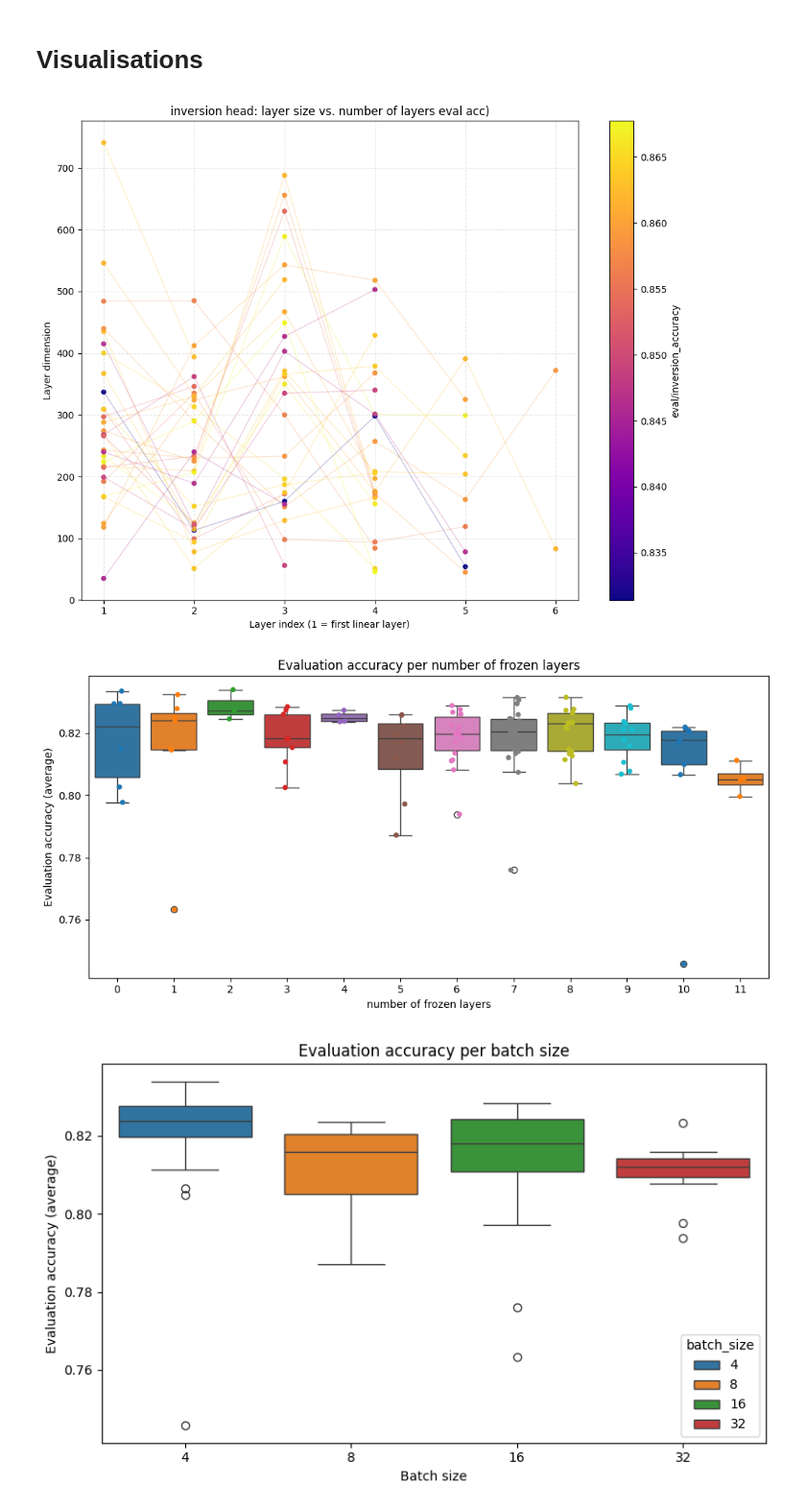
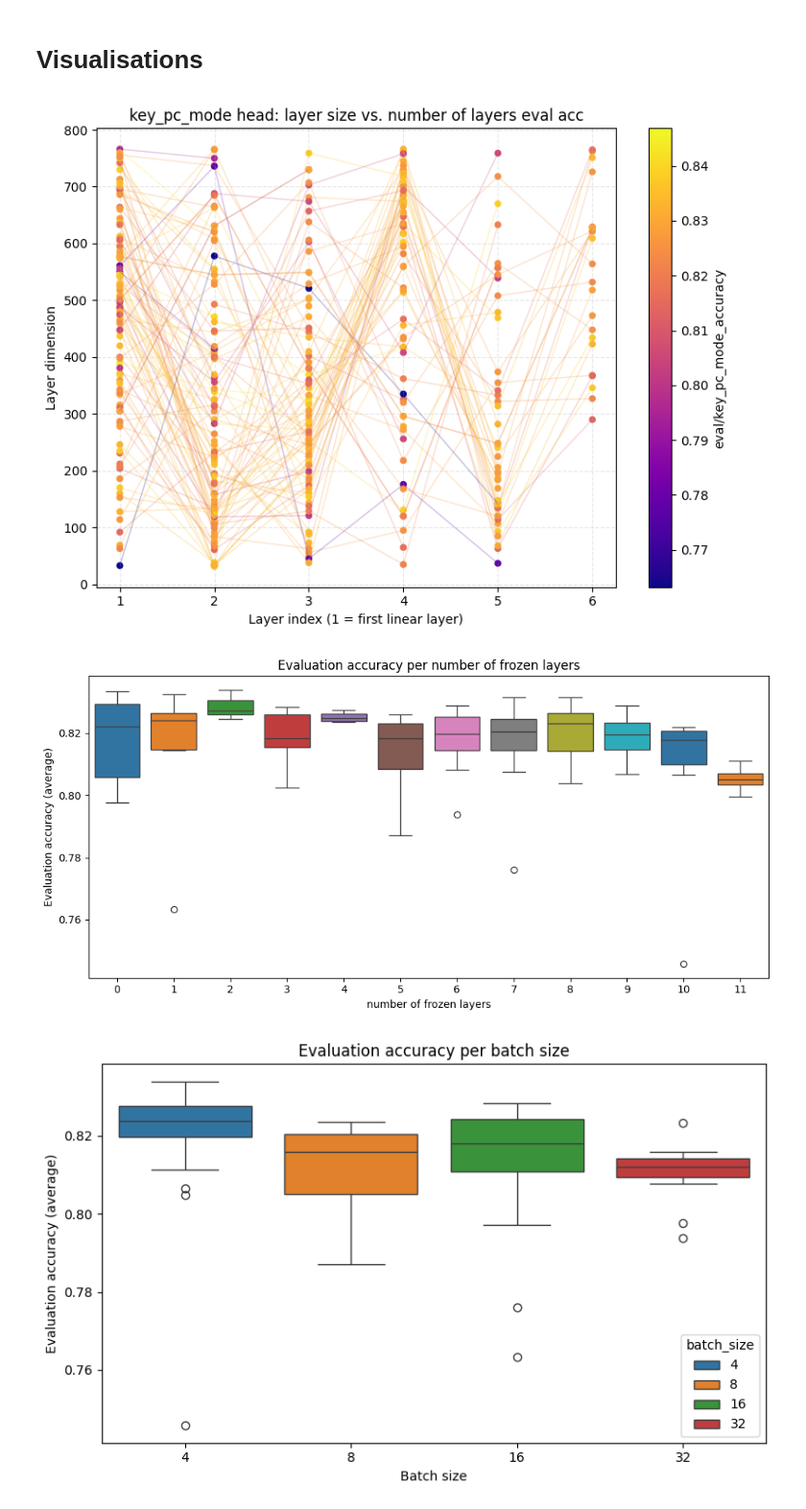
Before and after one commit to PulyaPolya/musicbert_hf, a Jupyter notebook: visualisations.ipynb, the cells around one changed output. Shown at 96% size. Cells and saved outputs as stored; diff of their text form; code cells hidden in the pictures.

Commit message:
improving visualisations

```diff
--- a/visualisations.ipynb
+++ b/visualisations.ipynb
@@ -14,3 +24,6 @@ data = pd.concat([data_new, data_old])
 len(data)
 # %% [output]
 116
+# %%
+data =data.sort_values(by = ["eval/accuracy"], ascending=False)
+data[["Name", "eval/accuracy", "freeze_layers", "batch_size"]].head(10)
@@ -17,5 +42,5 @@ len(data)
 # %%
-targets = ["inversion", "quality", "primary_alteration_primary_degree_secondary_alteration_secondary_degree" , "key_pc_mode" ]
+targets = ["inversion", "quality", "degree" , "key_pc_mode" ]
 # %%
 data.columns.values
 # %% [output]
@@ -106,7 +113,7 @@ baseline_paper = {
      'eval/inversion_accuracy': 0.872,
             'eval/key_pc_mode_accuracy': 0.822,
             "eval/quality_accuracy": 0.867,
-            'eval/primary_alteration_primary_degree_secondary_alteration_secondary_degree_accuracy': 0.762,
+            'eval/degree_accuracy': 0.762,
 
 }
 baseline_paper["eval/accuracy"] = float(np.mean(list(baseline_paper.values())[1:]))
@@ -125,7 +132,7 @@ baseline_eval = {
      'eval/inversion_accuracy': 0.8664,
             'eval/key_pc_mode_accuracy': 0.8329,
             "eval/quality_accuracy": 0.86623,
-            'eval/primary_alteration_primary_degree_secondary_alteration_secondary_degree_accuracy': 0.7565,
+            'eval/degree_accuracy': 0.7565,
 
 }
 baseline_eval["eval/accuracy"] = float(np.mean(list(baseline_eval.values())[1:]))
@@ -353,10 +309,11 @@ import pandas as pd
 import numpy as np
 import matplotlib.pyplot as plt
 from ast import literal_eval
-
+target = "key_pc_mode"
+target_columns = [column for column in data_filtered.columns.values if target  in column]
+df_target = data_filtered[target_columns]
 df = df_target.copy()
 
-# --- Parse the linear layer dims column into a list of ints per row ---
 def parse_dims(v):
     if isinstance(v, (list, tuple, np.ndarray)):
         return list(map(int, v))
@@ -369,7 +326,6 @@ def parse_dims(v):
             if isinstance(out, (list, tuple)):
                 return list(map(int, out))
         except Exception:
-            # Fallback: parse something like "128, 64, 32"
             v = v.strip("[]()")
             parts = [p.strip() for p in v.split(",") if p.strip()]
             try:
@@ -380,13 +336,13 @@ def parse_dims(v):
 
 df["__dims__"] = df[f"{target}.linear_layers_dim"].apply(parse_dims)
 
-# --- Build long-form dataframe: one row per (config,row-layer) ---
+
 rows = []
 for ridx, row in df.iterrows():
     try:
         n_layers = int(row[f"{target}.num_linear_layers"])
     except Exception:
-        # if it's str like "3"
+
         try:
             n_layers = int(str(row[f"{target}.num_linear_layers"]).strip())
         except Exception:
@@ -394,8 +350,6 @@ for ridx, row in df.iterrows():
 
     dims = row["__dims__"]
     acc = float(row[f"eval/{target}_accuracy"])
-
-    # Guard: only use available dims
     n = min(n_layers, len(dims))
     for layer_idx in range(1, n + 1):
         rows.append({
@@ -408,49 +362,44 @@ for ridx, row in df.iterrows():
 long_df = pd.DataFrame(rows)
 if long_df.empty:
     raise ValueError("No points to plot: check your columns and data parsing.")
 
-# --- Plot: scatter with shared color per config based on accuracy ---
-fig, ax = plt.subplots(figsize=(10, 8))
+
+fig, ax = plt.subplots(figsize=(8, 6))
 norm = plt.Normalize(long_df["acc"].min(), long_df["acc"].max())
 cmap = plt.cm.plasma
 
-# Optionally connect the points of each config with a faint line
 for rid, g in long_df.groupby("row_id"):
     color = cmap(norm(g["acc"].iloc[0]))
     ax.plot(g["layer"], g["dim"], color=color, alpha=0.25, linewidth=1)
 
 sc = ax.scatter(
     long_df["layer"],
     long_df["dim"],
     c=long_df["acc"],
     cmap=cmap,
     norm=norm,
     s=30,
     edgecolors="none"
 )
 
 ax.set_xlabel("Layer index (1 = first linear layer)")
 ax.set_ylabel("Layer dimension")
-ax.set_xticks([1, 2, 3, 4, 5, 6])  # adjust if you have more/less
-ax.set_title(f"{target} head: layer size vs. number of layers eval acc)")
+ax.set_xticks([1, 2, 3, 4, 5, 6])
+ax.set_title(f"{target} head: layer size vs. number of layers eval acc")
 cb = fig.colorbar(sc, ax=ax)
 cb.set_label(f"eval/{target}_accuracy")
 
 ax.grid(True, linestyle="--", alpha=0.3)
 plt.tight_layout()
 plt.show()
 # %% [output]
-[figure, old version]
+[figure, new version]
 # %%
 import seaborn as sns
 import matplotlib.pyplot as plt
 
-# Ensure freeze_layers is treated as categorical
-#data_filtered['freeze_layers'] = data_filtered['freeze_layers']  # or use Categorical if you want specific order
-
-# Create the plot
 plt.figure(figsize=(10, 5))
-sns.stripplot(data=data_filtered,  x='freeze_layers', y='eval/accuracy', hue='freeze_layers', palette='tab10', dodge=False)
+#sns.stripplot(data=data_filtered,  x='freeze_layers', y='eval/accuracy', hue='freeze_layers', palette='tab10', dodge=False)
 sns.boxplot(data=data_filtered, x='freeze_layers', y='eval/accuracy', hue='freeze_layers', palette='tab10', dodge=False)
 
 # Adjust plot
@@ -463,7 +412,7 @@ plt.tight_layout()
 #plt.savefig("figures/frozen_layers_vs_eval_acc.pdf", format="pdf", bbox_inches="tight")
 plt.show()
 # %% [output]
-[figure, old version]
+[figure, new version]
 # %%
 import seaborn as sns
 import matplotlib.pyplot as plt
```
Also changed, not shown: parts of 32 cells of this notebook, 1 other file.
